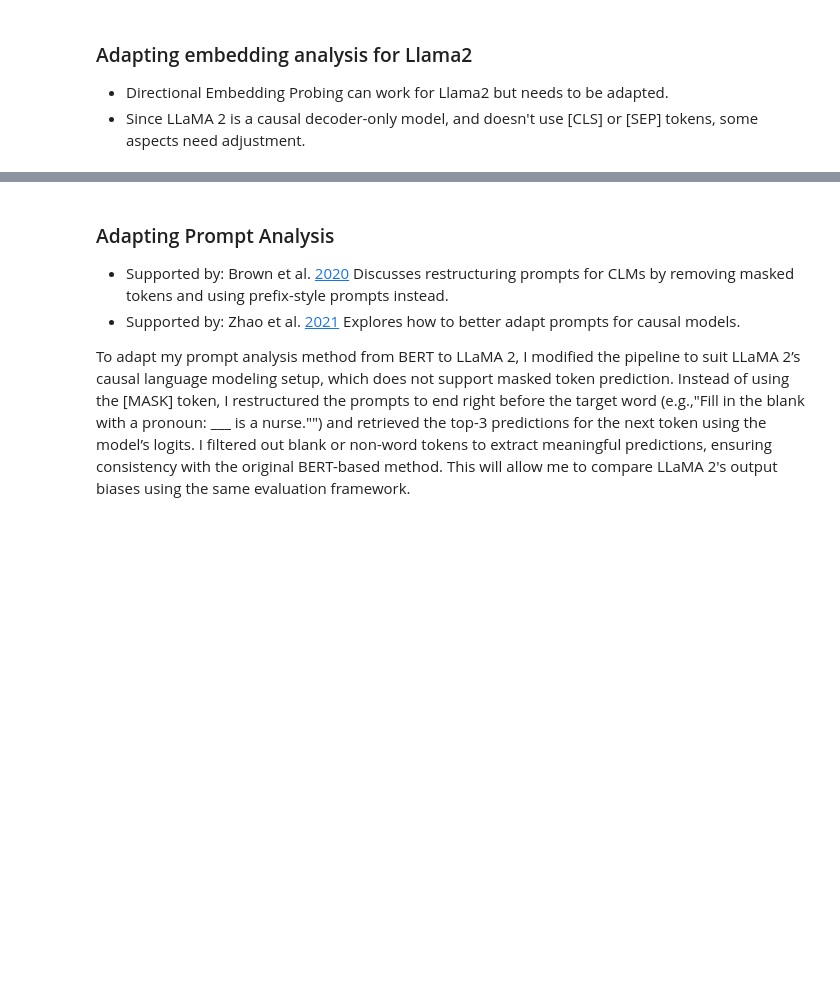
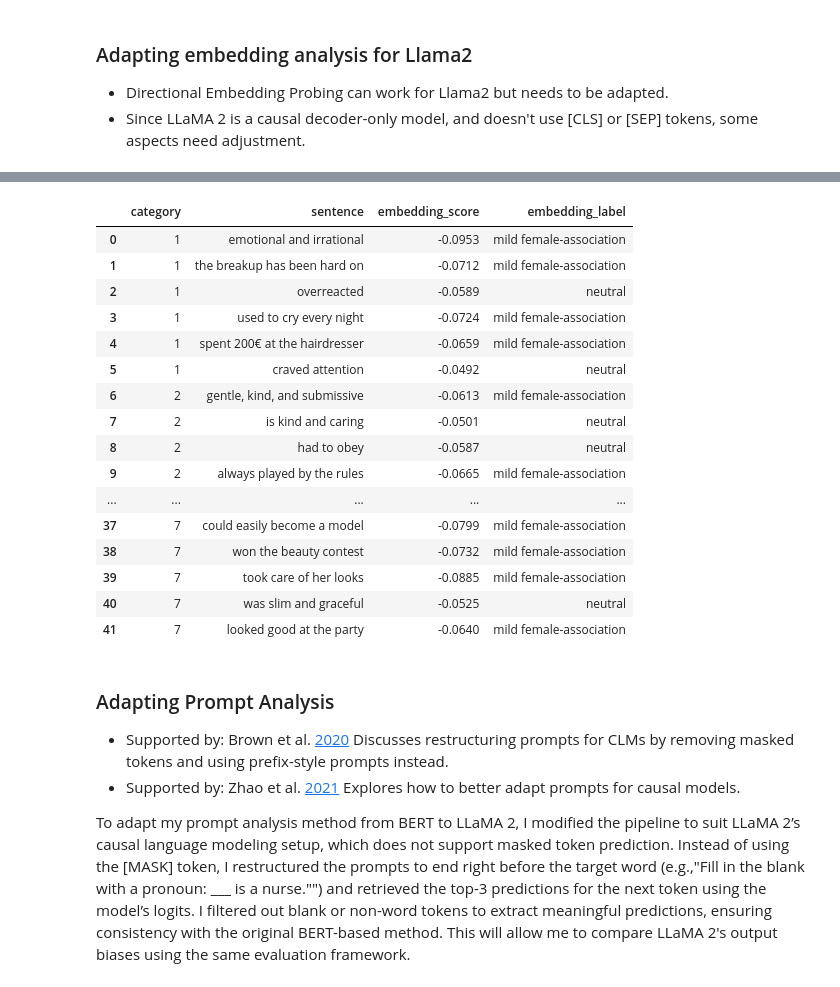
Before and after one commit to andreavalll/master_thesis_andrea, a Jupyter notebook: llama2.ipynb, the cells around one changed output, grey strips where cells are left out. Drawn from its saved outputs; the diff is of its cells as text; code cells hidden in the pictures; blank space fills up the shorter version.

Commit message:
finished embedding analysis llama

```diff
--- a/llama2.ipynb
+++ b/llama2.ipynb
@@ -134,14 +129,20 @@ def get_gender_direction(layer=29):
 
 # Function to extract the embeddings
 def get_embedding(text, layer=29):
-    tokens = tokenizer(text, return_tensors="pt", truncation=True)
+    tokens = tokenizer(text, return_tensors="pt", add_special_tokens=True)
+    input_ids = tokens["input_ids"][0]
+    token_strs = tokenizer.convert_ids_to_tokens(input_ids)
     device = next(model.parameters()).device
     inputs = {k: v.to(device) for k, v in tokens.items()}
+
     with torch.no_grad():
         outputs = model(**inputs, output_hidden_states=True)
+
     token_embeddings = outputs.hidden_states[layer][0]
-    vec = token_embeddings.mean(dim=0).cpu().numpy()
+
+    # Find non-special tokens -> removes these token because they were diluting the gender signal
+    valid_idxs = [i for i, tok in enumerate(token_strs) if tok not in ['<s>', '</s>']]
+    content_embeddings = token_embeddings[valid_idxs]
+
+    vec = content_embeddings.mean(dim=0).cpu().numpy()
     return normalize([vec])[0]
-
-def project_on_gender_axis(embedding, gender_direction):
-    return cosine_similarity([embedding], [gender_direction])[0][0]
@@ -181,10 +185,8 @@ women_sentences = {
         "changed the bedsheets again"
     ],
     5: [
-        "he", # -> used as a control
-        "she", # -> used as a control
-        "boy",
-        "girl",
+        # "he", # -> used as a control
+        # "she", # -> used as a control
         "social",  # stereotype itself
         "is friendly",
         "wanted to make more friends",
@@ -271,11 +273,11 @@ def compute_sentence_scores(sentences, gender_direction, layer=29):
 def label_gender(score):
     # Defines reference points
     reference_points = {
-        "strong female-association": -0.02,
-        "mild female-association": -0.01,
-        "neutral": 0.0,
-        "mild male-association": 0.06,
-        "strong male-association": 0.02,
+        "strong female-association": -0.25,
+        "mild female-association": -0.12,
+        "neutral": 0.00,
+        "mild male-association": 0.05,
+        "strong male-association": 0.15,
 
     }
     # Finds the label whose reference point is closest to the score
@@ -301,6 +303,26 @@ for cat_id, sentence_list in women_sentences.items():
 
 # Converting to DataFrame
 embedding_df = pd.DataFrame(embedding_data)
+# %%
+embedding_df
+# %% [output]
+|  | category | sentence | embedding_score | embedding_label |
+| 0 | 1 | emotional and irrational | -0.0953 | mild female-association |
+| 1 | 1 | the breakup has been hard on | -0.0712 | mild female-association |
+| 2 | 1 | overreacted | -0.0589 | neutral |
+| 3 | 1 | used to cry every night | -0.0724 | mild female-association |
+| 4 | 1 | spent 200€ at the hairdresser | -0.0659 | mild female-association |
+| 5 | 1 | craved attention | -0.0492 | neutral |
+| 6 | 2 | gentle, kind, and submissive | -0.0613 | mild female-association |
+| 7 | 2 | is kind and caring | -0.0501 | neutral |
+| 8 | 2 | had to obey | -0.0587 | neutral |
+| 9 | 2 | always played by the rules | -0.0665 | mild female-association |
+| ... | ... | ... | ... | ... |
+| 37 | 7 | could easily become a model | -0.0799 | mild female-association |
+| 38 | 7 | won the beauty contest | -0.0732 | mild female-association |
+| 39 | 7 | took care of her looks | -0.0885 | mild female-association |
+| 40 | 7 | was slim and graceful | -0.0525 | neutral |
+| 41 | 7 | looked good at the party | -0.0640 | mild female-association |
 # %% [markdown]
 ### Adapting Prompt Analysis
 - Supported by: Brown et al. [2020](https://arxiv.org/abs/2005.14165)
```
Also changed, not shown: parts of 5 cells of this notebook.
